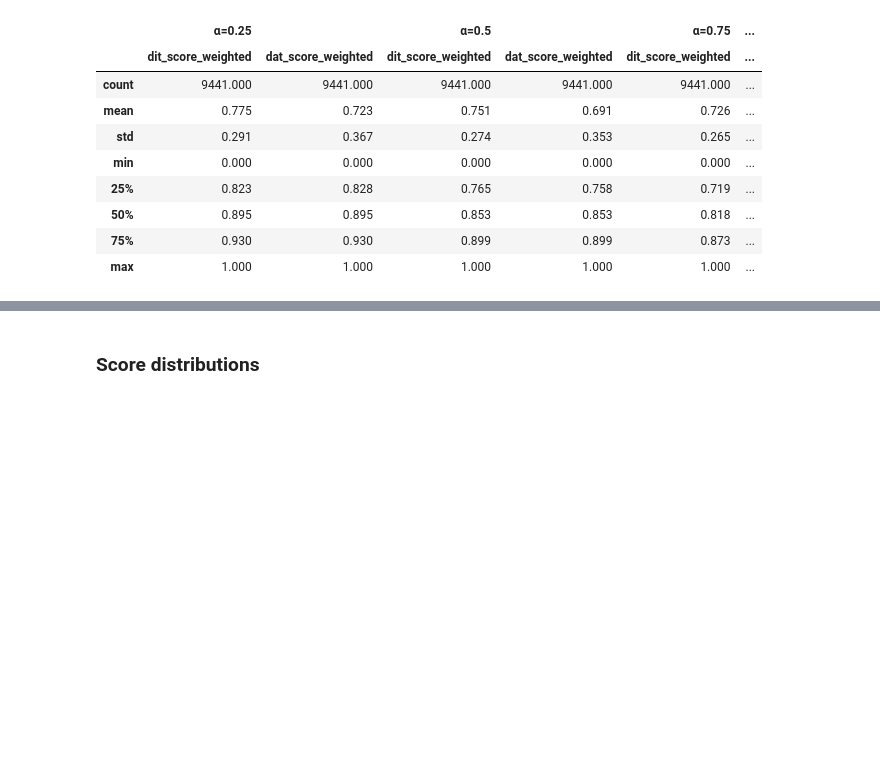
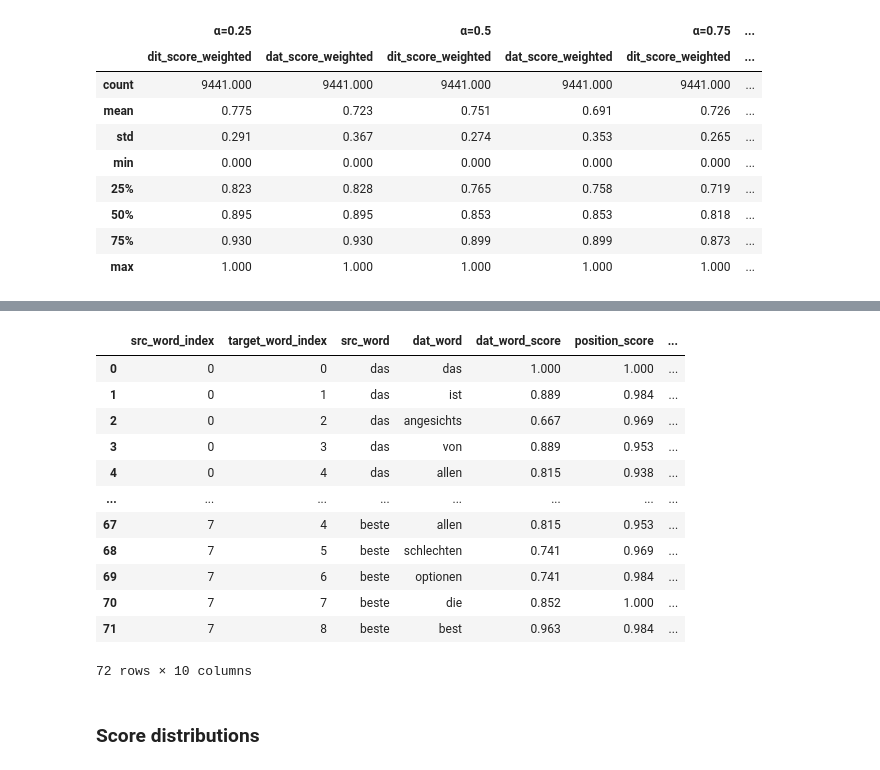
Before and after one commit to michamettler/BA-FS26_ciel_Mettler_Dialektanalyse, a Jupyter notebook: scripts/cross-comparison.ipynb, the cells around one changed output, grey strips where cells are left out. Saved outputs shown, nothing was run; the diff lists cells and outputs as text; code cells hidden in the pictures; blank space fills up the shorter version.

```diff
--- a/scripts/cross-comparison.ipynb
+++ b/scripts/cross-comparison.ipynb
@@ -201,0 +206,34 @@ pd.concat(
+# %%
+# Select the clip at DataFrame index 2
+example_clip_id = df.iloc[2]["path"]
+
+print(f"Clip ID : {example_clip_id}")
+print(f"Source  : {df.iloc[2]['sentence']}")
+print(f"DIT     : {df.iloc[2]['DIT']}")
+print(f"DAT     : {df.iloc[2]['DAT']}")
+
+base_cols = [
+    "src_word_index", "target_word_index",
+    "src_word", "dit_word", "dat_word",
+    "dit_word_score", "dat_word_score", "position_score",
+    "dit_score_harmonic", "dat_score_harmonic",
+]
+example_clip_cross_comparison_df = (
+    word_comparison_results_by_alpha[ALPHAS[0]]
+    .loc[word_comparison_results_by_alpha[ALPHAS[0]]["clip_id"] == example_clip_id, base_cols]
+    .reset_index(drop=True)
+)
+
+for alpha in ALPHAS:
+    alpha_df = (
+        word_comparison_results_by_alpha[alpha]
+        .loc[word_comparison_results_by_alpha[alpha]["clip_id"] == example_clip_id,
+             ["src_word_index", "target_word_index", "dit_score_weighted", "dat_score_weighted"]]
+        .rename(columns={
+            "dit_score_weighted": f"dit_score_weighted_α{alpha}",
+            "dat_score_weighted": f"dat_score_weighted_α{alpha}",
+        })
+    )
+    example_clip_cross_comparison_df = example_clip_cross_comparison_df.merge(
+        alpha_df, on=["src_word_index", "target_word_index"]
+    )
@@ -202,3 +263,27 @@ pd.concat(
+# %%
+# DAT: all (source word, DAT word) pairs for the example clip
+dat_all_pairs_cols = (
+    ["src_word_index", "target_word_index", "src_word", "dat_word",
+     "dat_word_score", "position_score", "dat_score_harmonic"]
+    + [f"dat_score_weighted_α{a}" for a in ALPHAS]
+)
+example_clip_cross_comparison_df[dat_all_pairs_cols].sort_values(
+    ["src_word_index", "target_word_index"]
+).reset_index(drop=True)
+# %% [output]
+|  | src_word_index | target_word_index | src_word | dat_word | dat_word_score | position_score | ... |
+| 0 | 0 | 0 | das | das | 1.000 | 1.000 | ... |
+| 1 | 0 | 1 | das | ist | 0.889 | 0.984 | ... |
+| 2 | 0 | 2 | das | angesichts | 0.667 | 0.969 | ... |
+| 3 | 0 | 3 | das | von | 0.889 | 0.953 | ... |
+| 4 | 0 | 4 | das | allen | 0.815 | 0.938 | ... |
+| ... | ... | ... | ... | ... | ... | ... | ... |
+| 67 | 7 | 4 | beste | allen | 0.815 | 0.953 | ... |
+| 68 | 7 | 5 | beste | schlechten | 0.741 | 0.969 | ... |
+| 69 | 7 | 6 | beste | optionen | 0.741 | 0.984 | ... |
+| 70 | 7 | 7 | beste | die | 0.852 | 1.000 | ... |
+| 71 | 7 | 8 | beste | best | 0.963 | 0.984 | ... |
+72 rows × 10 columns
 # %% [markdown]
 ### Score distributions
 # %%
```
Also changed, not shown: parts of 9 cells of this notebook.
